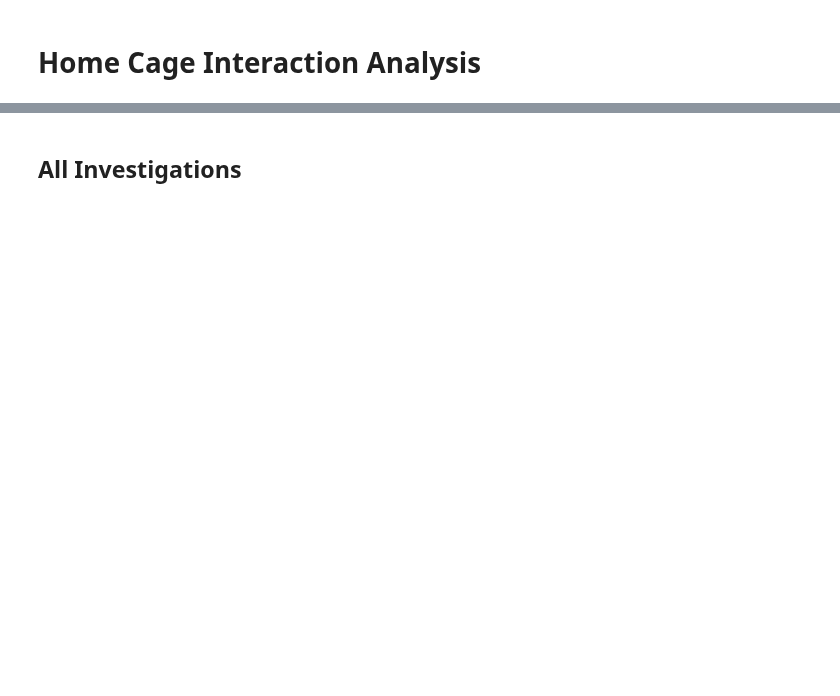
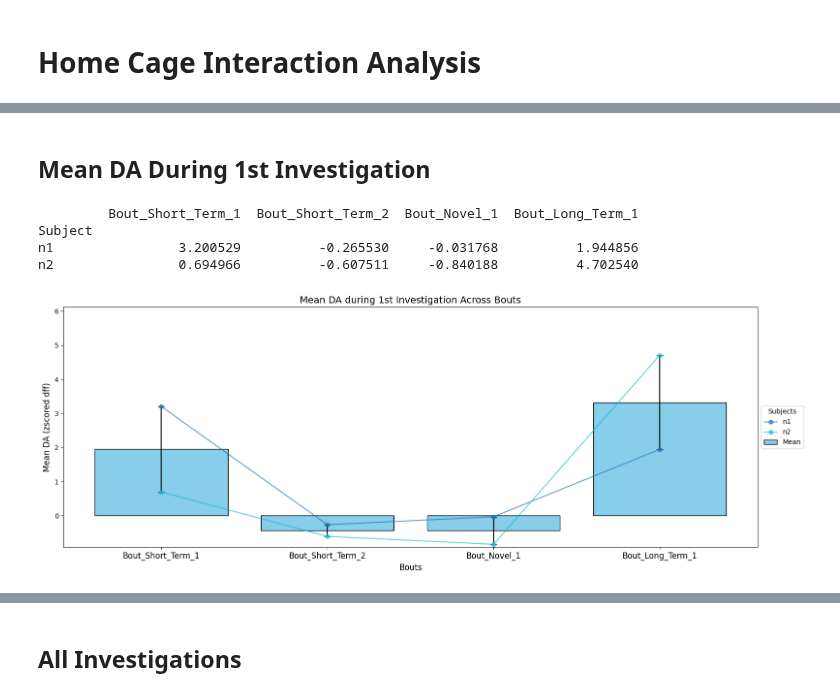
Before and after one commit to AlbertLeei/PCLAB_Photometry, a Jupyter notebook: P2_Code/home_cage/home_cage_analysis.ipynb, the cells around one changed output, grey strips where cells are left out. Saved outputs shown, nothing was run; the diff lists cells and outputs as text; code cells hidden in the pictures; blank space fills up the shorter version.

```diff
--- a/P2_Code/home_cage/home_cage_analysis.ipynb
+++ b/P2_Code/home_cage/home_cage_analysis.ipynb
@@ -147,0 +142,51 @@ plt.show()
+# %% [markdown]
+## Mean DA During 1st Investigation
+# %%
+# Define the columns representing the bouts
+columns = ['Bout_Short_Term_1', 'Bout_Short_Term_2', 'Bout_Novel_1', 'Bout_Long_Term_1']
+
+# Initialize an empty list to hold the data for each subject
+data_list = []
+
+# Populate the data_list from the group_data.blocks
+for block_data in group_data.blocks.values():
+    if hasattr(block_data, 'bout_dict') and block_data.bout_dict:  # Ensure bout_dict exists and is populated
+        # Use the subject name from the TDTData object
+        block_data_dict = {'Subject': block_data.subject_name}
+
+        for bout in columns:  # Only process bouts in the given list of columns
+            if bout in block_data.bout_dict and 'Investigation' in block_data.bout_dict[bout]:
+                # Collect the mean DA during the first investigation for this subject and bout
+                if block_data.bout_dict[bout]['Investigation']:  # Ensure there is an Investigation event
+                    first_investigation = block_data.bout_dict[bout]['Investigation'][0]  # First investigation
+                    if 'Mean zscore' in first_investigation:
+                        mean_da_first_investigation = first_investigation['Mean zscore']
+                    else:
+                        mean_da_first_investigation = np.nan  # If no z-score data, assign NaN
+                else:
+                    mean_da_first_investigation = np.nan  # If no investigation event, assign NaN
+
+                block_data_dict[bout] = mean_da_first_investigation
+            else:
+                block_data_dict[bout] = np.nan  # If no data, assign NaN
+
+        # Append the block's data to the data_list
+        data_list.append(block_data_dict)
+
+# Convert the data_list into a DataFrame
+inv_mean_df = pd.DataFrame(data_list)
+
+# Set the index to 'Subject'
+inv_mean_df.set_index('Subject', inplace=True)
+
+# Print the DataFrame to verify the data
+print(inv_mean_df.head())
+# %% [output]
+         Bout_Short_Term_1  Bout_Short_Term_2  Bout_Novel_1  Bout_Long_Term_1
+Subject
+n1                3.200529          -0.265530     -0.031768          1.944856
+n2                0.694966          -0.607511     -0.840188          4.702540
+# %%
+plot_y_across_bouts(inv_mean_df, 'Mean DA during 1st Investigation Across Bouts','Mean DA (zscored dff)')
+# %% [output]
+[figure, added]
```
Also changed, not shown: parts of 14 cells of this notebook, 5 other files.
